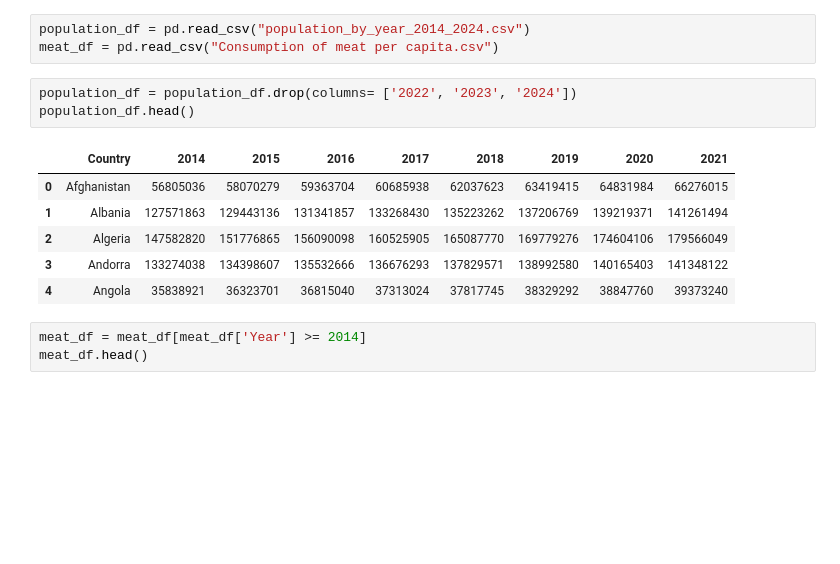
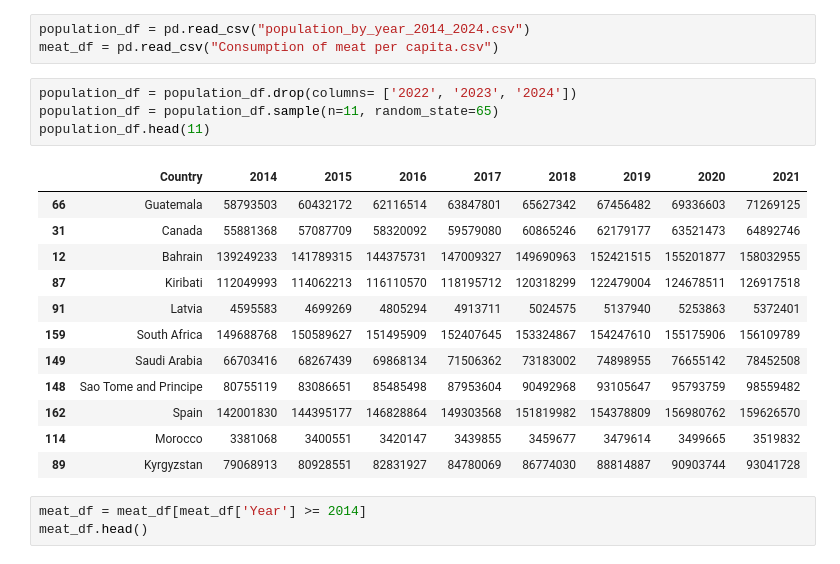
Before and after one commit to seccodingguy/Team1---Project2, a Jupyter notebook: Team2Project.ipynb, the cells around one changed output. Cells and saved outputs as stored; diff of their text form; blank space fills up the shorter version.

```diff
--- a/Team2Project.ipynb
+++ b/Team2Project.ipynb
@@ -18,14 +32,21 @@ population_df = pd.read_csv("population_by_year_2014_2024.csv")
 meat_df = pd.read_csv("Consumption of meat per capita.csv")
 # %%
 population_df = population_df.drop(columns= ['2022', '2023', '2024'])
-population_df.head()
+population_df = population_df.sample(n=11, random_state=65)
+population_df.head(11)
 # %% [output]
 |  | Country | 2014 | 2015 | 2016 | 2017 | 2018 | 2019 | 2020 | 2021 |
-| 0 | Afghanistan | 56805036 | 58070279 | 59363704 | 60685938 | 62037623 | 63419415 | 64831984 | 66276015 |
-| 1 | Albania | 127571863 | 129443136 | 131341857 | 133268430 | 135223262 | 137206769 | 139219371 | 141261494 |
-| 2 | Algeria | 147582820 | 151776865 | 156090098 | 160525905 | 165087770 | 169779276 | 174604106 | 179566049 |
-| 3 | Andorra | 133274038 | 134398607 | 135532666 | 136676293 | 137829571 | 138992580 | 140165403 | 141348122 |
-| 4 | Angola | 35838921 | 36323701 | 36815040 | 37313024 | 37817745 | 38329292 | 38847760 | 39373240 |
+| 66 | Guatemala | 58793503 | 60432172 | 62116514 | 63847801 | 65627342 | 67456482 | 69336603 | 71269125 |
+| 31 | Canada | 55881368 | 57087709 | 58320092 | 59579080 | 60865246 | 62179177 | 63521473 | 64892746 |
+| 12 | Bahrain | 139249233 | 141789315 | 144375731 | 147009327 | 149690963 | 152421515 | 155201877 | 158032955 |
+| 87 | Kiribati | 112049993 | 114062213 | 116110570 | 118195712 | 120318299 | 122479004 | 124678511 | 126917518 |
+| 91 | Latvia | 4595583 | 4699269 | 4805294 | 4913711 | 5024575 | 5137940 | 5253863 | 5372401 |
+| 159 | South Africa | 149688768 | 150589627 | 151495909 | 152407645 | 153324867 | 154247610 | 155175906 | 156109789 |
+| 149 | Saudi Arabia | 66703416 | 68267439 | 69868134 | 71506362 | 73183002 | 74898955 | 76655142 | 78452508 |
+| 148 | Sao Tome and Principe | 80755119 | 83086651 | 85485498 | 87953604 | 90492968 | 93105647 | 95793759 | 98559482 |
+| 162 | Spain | 142001830 | 144395177 | 146828864 | 149303568 | 151819982 | 154378809 | 156980762 | 159626570 |
+| 114 | Morocco | 3381068 | 3400551 | 3420147 | 3439855 | 3459677 | 3479614 | 3499665 | 3519832 |
+| 89 | Kyrgyzstan | 79068913 | 80928551 | 82831927 | 84780069 | 86774030 | 88814887 | 90903744 | 93041728 |
 # %%
 meat_df = meat_df[meat_df['Year'] >= 2014]
 meat_df.head()
```
Also changed, not shown: parts of 14 cells of this notebook.
